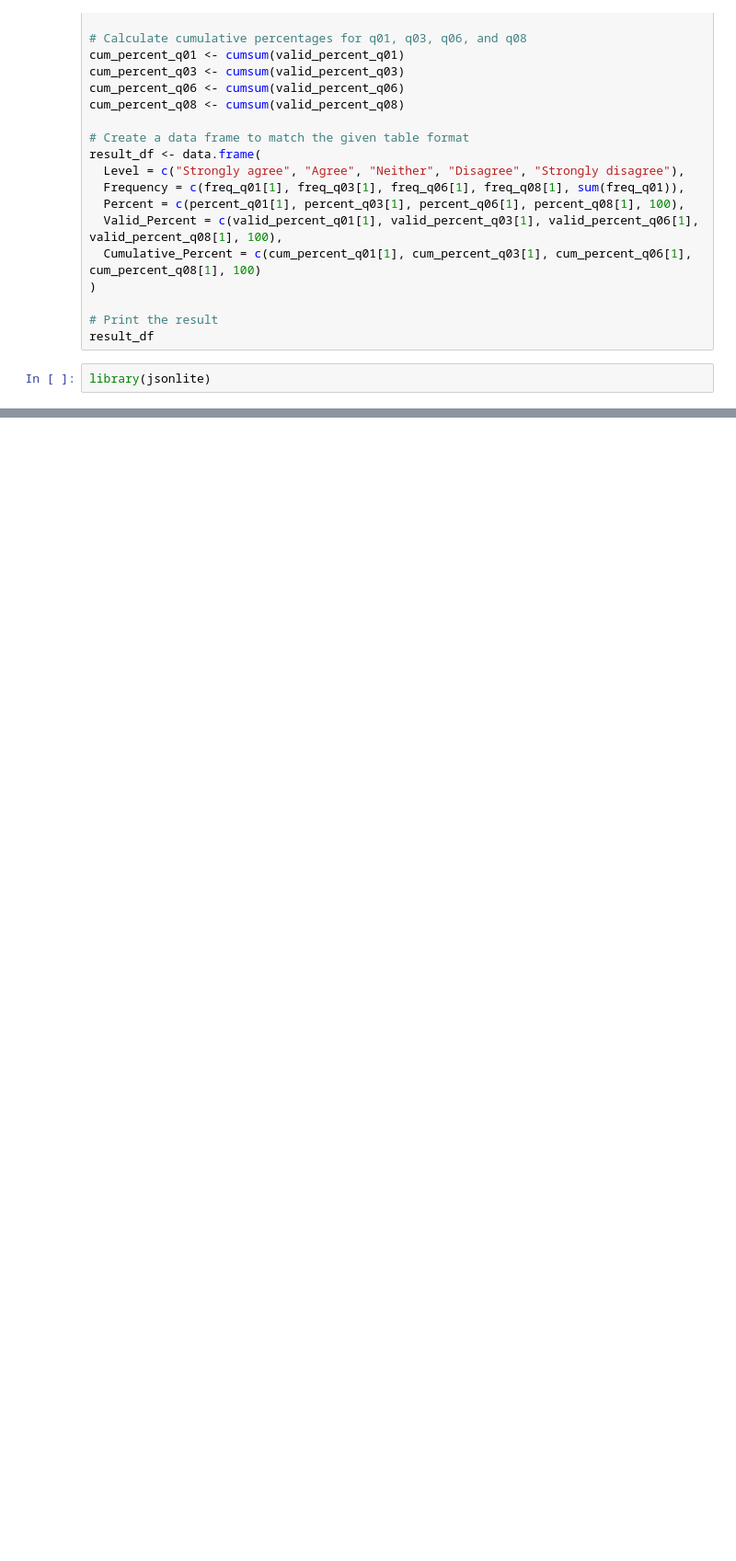
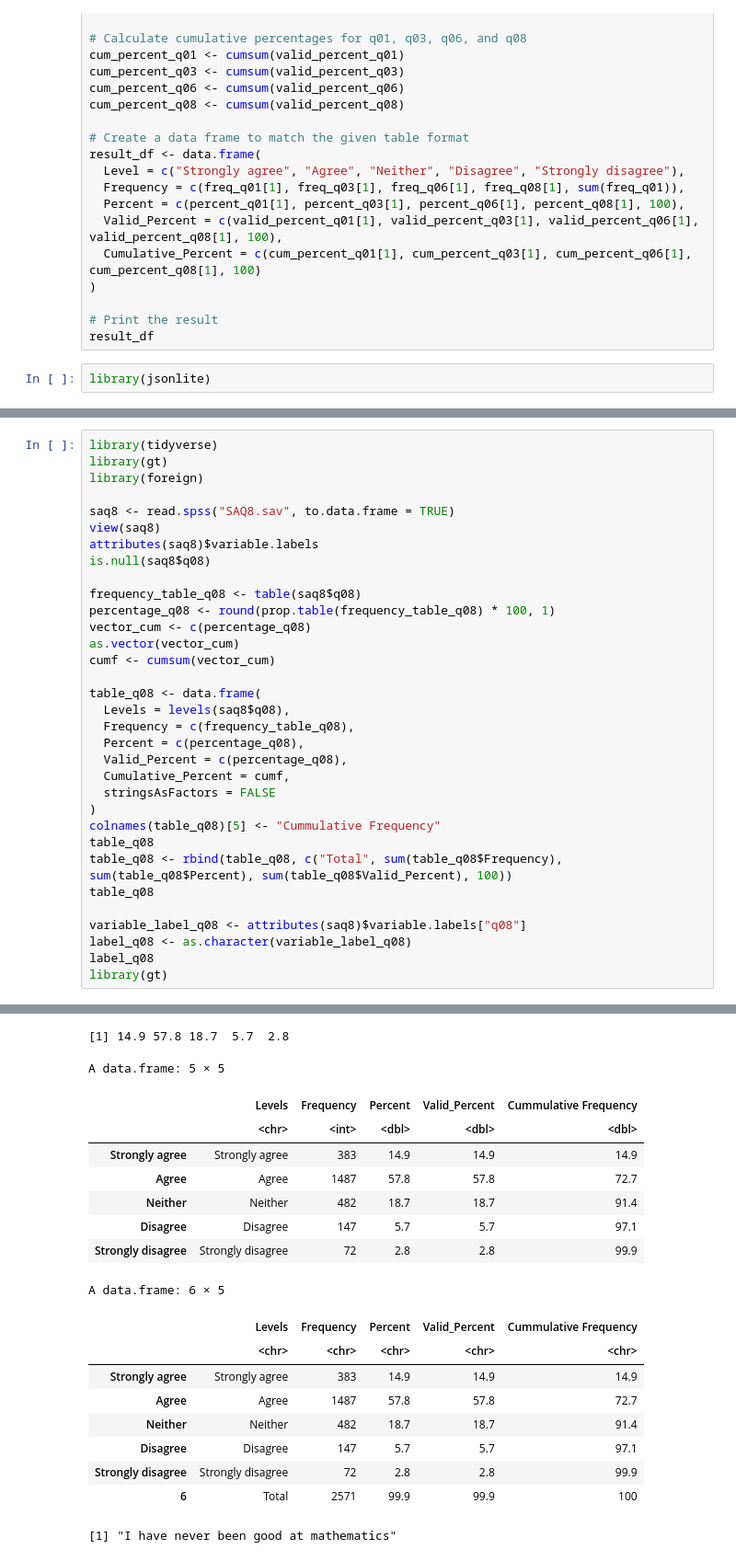
Before and after one commit to p-sumann/R-For-Data-Science, a Jupyter notebook: Project 2 Unit 2/analysis.ipynb, the cells around one changed output, grey strips where cells are left out. Shown at 92% size. Cells and saved outputs as stored; diff of their text form; blank space fills up the shorter version.

```diff
--- a/Project 2 Unit 2/analysis.ipynb
+++ b/Project 2 Unit 2/analysis.ipynb
@@ -106,0 +275,34 @@ ERROR: Error in eval(expr, envir, enclos): object 'json_list' not found
+# %%
+library(tidyverse)
+library(gt)
+library(foreign)
+
+saq8 <- read.spss("SAQ8.sav", to.data.frame = TRUE)
+view(saq8)
+attributes(saq8)$variable.labels
+is.null(saq8$q08)
+
+frequency_table_q08 <- table(saq8$q08)
+percentage_q08 <- round(prop.table(frequency_table_q08) * 100, 1)
+vector_cum <- c(percentage_q08)
+as.vector(vector_cum)
+cumf <- cumsum(vector_cum)
+
+table_q08 <- data.frame(
+  Levels = levels(saq8$q08),
+  Frequency = c(frequency_table_q08),
+  Percent = c(percentage_q08),
+  Valid_Percent = c(percentage_q08),
+  Cumulative_Percent = cumf,
+  stringsAsFactors = FALSE
+)
+colnames(table_q08)[5] <- "Cummulative Frequency"
+table_q08
+table_q08 <- rbind(table_q08, c("Total", sum(table_q08$Frequency), sum(table_q08$Percent), sum(table_q08$Valid_Percent), 100))
+table_q08
+
+variable_label_q08 <- attributes(saq8)$variable.labels["q08"]
+label_q08 <- as.character(variable_label_q08)
+label_q08
+library(gt)
+# %% [output]
@@ -106,0 +340,19 @@ ERROR: Error in eval(expr, envir, enclos): object 'json_list' not found
+[1] 14.9 57.8 18.7  5.7  2.8
+A data.frame: 5 × 5
+|  | Levels | Frequency | Percent | Valid_Percent | Cummulative Frequency |
+|  | <chr> | <int> | <dbl> | <dbl> | <dbl> |
+| Strongly agree | Strongly agree | 383 | 14.9 | 14.9 | 14.9 |
+| Agree | Agree | 1487 | 57.8 | 57.8 | 72.7 |
+| Neither | Neither | 482 | 18.7 | 18.7 | 91.4 |
+| Disagree | Disagree | 147 | 5.7 | 5.7 | 97.1 |
+| Strongly disagree | Strongly disagree | 72 | 2.8 | 2.8 | 99.9 |
+A data.frame: 6 × 5
+|  | Levels | Frequency | Percent | Valid_Percent | Cummulative Frequency |
+|  | <chr> | <chr> | <chr> | <chr> | <chr> |
+| Strongly agree | Strongly agree | 383 | 14.9 | 14.9 | 14.9 |
+| Agree | Agree | 1487 | 57.8 | 57.8 | 72.7 |
+| Neither | Neither | 482 | 18.7 | 18.7 | 91.4 |
+| Disagree | Disagree | 147 | 5.7 | 5.7 | 97.1 |
+| Strongly disagree | Strongly disagree | 72 | 2.8 | 2.8 | 99.9 |
+| 6 | Total | 2571 | 99.9 | 99.9 | 100 |
+[1] "I have never been good at mathematics"
```
Also changed, not shown: parts of 27 cells of this notebook.
